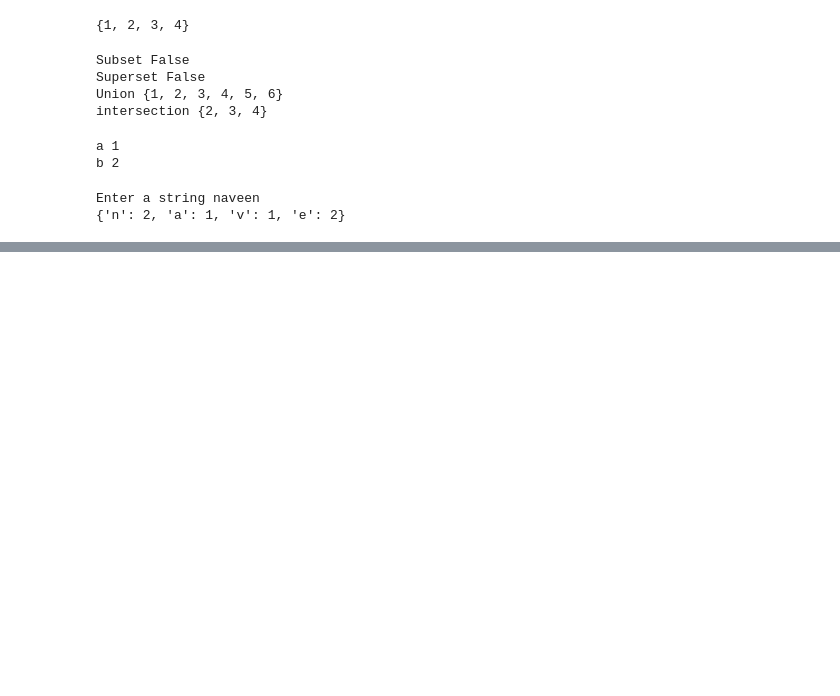
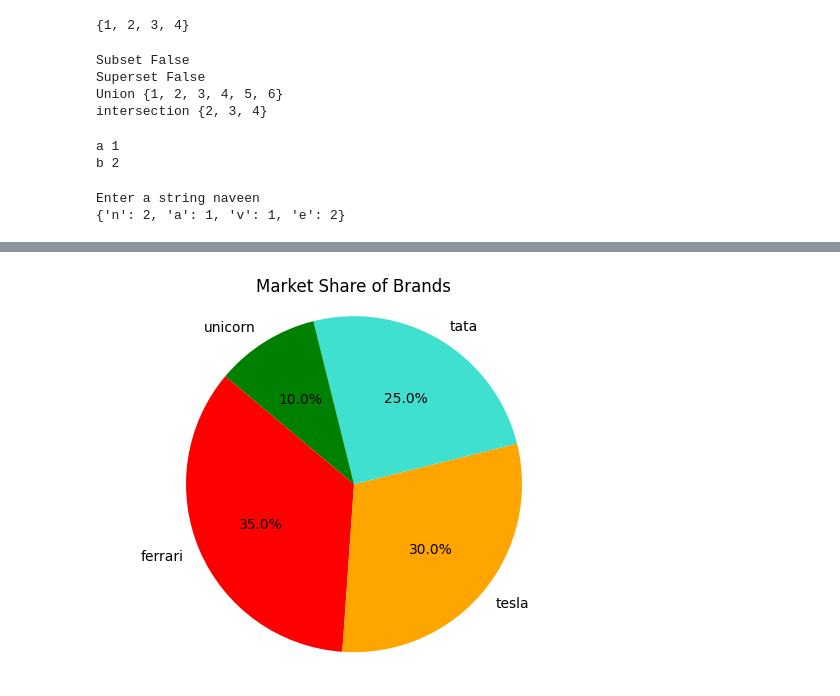
Before and after one commit to irinemb/ASIET, a Jupyter notebook: python.ipynb, the cells around one changed output, grey strips where cells are left out. Cells and saved outputs as stored; diff of their text form; code cells hidden in the pictures; blank space fills up the shorter version.

```diff
--- a/python.ipynb
+++ b/python.ipynb
@@ -381,0 +461,13 @@ Enter a string naveen
+# %%
+import matplotlib.pyplot as plt
+
+brands = ['ferrari', 'tesla', 'tata', 'unicorn']
+share = [35, 30, 25, 10]
+
+plt.pie(share, labels=brands, autopct='%1.1f%%', startangle=140, colors=['red', 'orange', 'turquoise', 'green'])
+plt.title('Market Share of Brands')
+plt.axis('equal')  # Equal aspect ratio ensures the pie chart is circular.
+
+plt.show()
+# %% [output]
+[figure, added]
```
Also changed, not shown: parts of 8 cells of this notebook.
